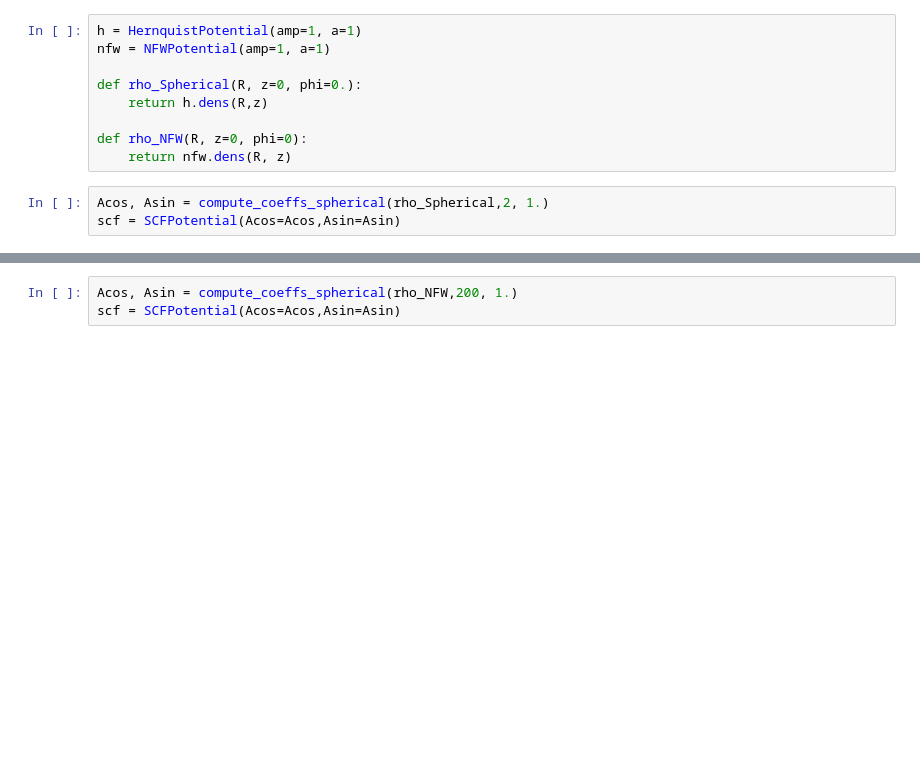
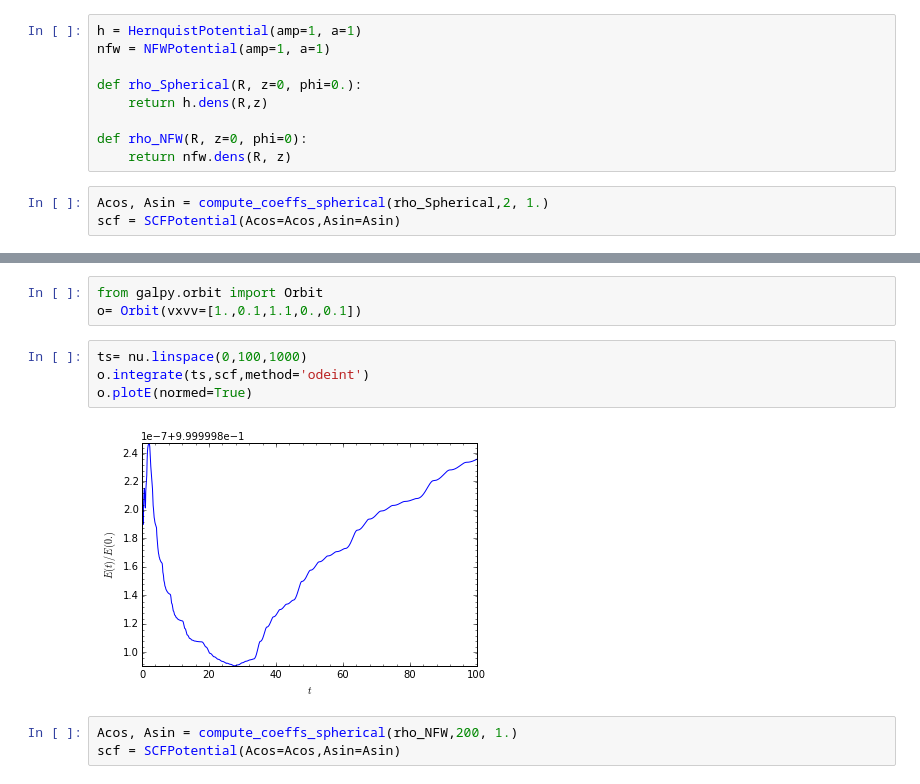
Before and after one commit to SeaifanAladdin/galpy-notebook, a Jupyter notebook: galpy/SCFPotential_forces.ipynb, the cells around one changed output, grey strips where cells are left out. Drawn from its saved outputs; the diff is of its cells as text; blank space fills up the shorter version.

```diff
--- a/galpy/SCFPotential_forces.ipynb
+++ b/galpy/SCFPotential_forces.ipynb
@@ -41,6 +41,15 @@ plt.plot(phi, h._phiforce(2., 1., phi)*nu.ones((1000))) ## h._phiforce(2., 1., p
 # %% [output]
 [<matplotlib.lines.Line2D at 0x...>]
 [figure]
+# %%
+from galpy.orbit import Orbit
+o= Orbit(vxvv=[1.,0.1,1.1,0.,0.1])
+# %%
+ts= nu.linspace(0,100,1000)
+o.integrate(ts,scf,method='odeint')
+o.plotE(normed=True)
+# %% [output]
+[figure, added]
 # %%
 Acos, Asin = compute_coeffs_spherical(rho_NFW,200, 1.)
 scf = SCFPotential(Acos=Acos,Asin=Asin)
```
Also changed, not shown: parts of 11 cells of this notebook.
